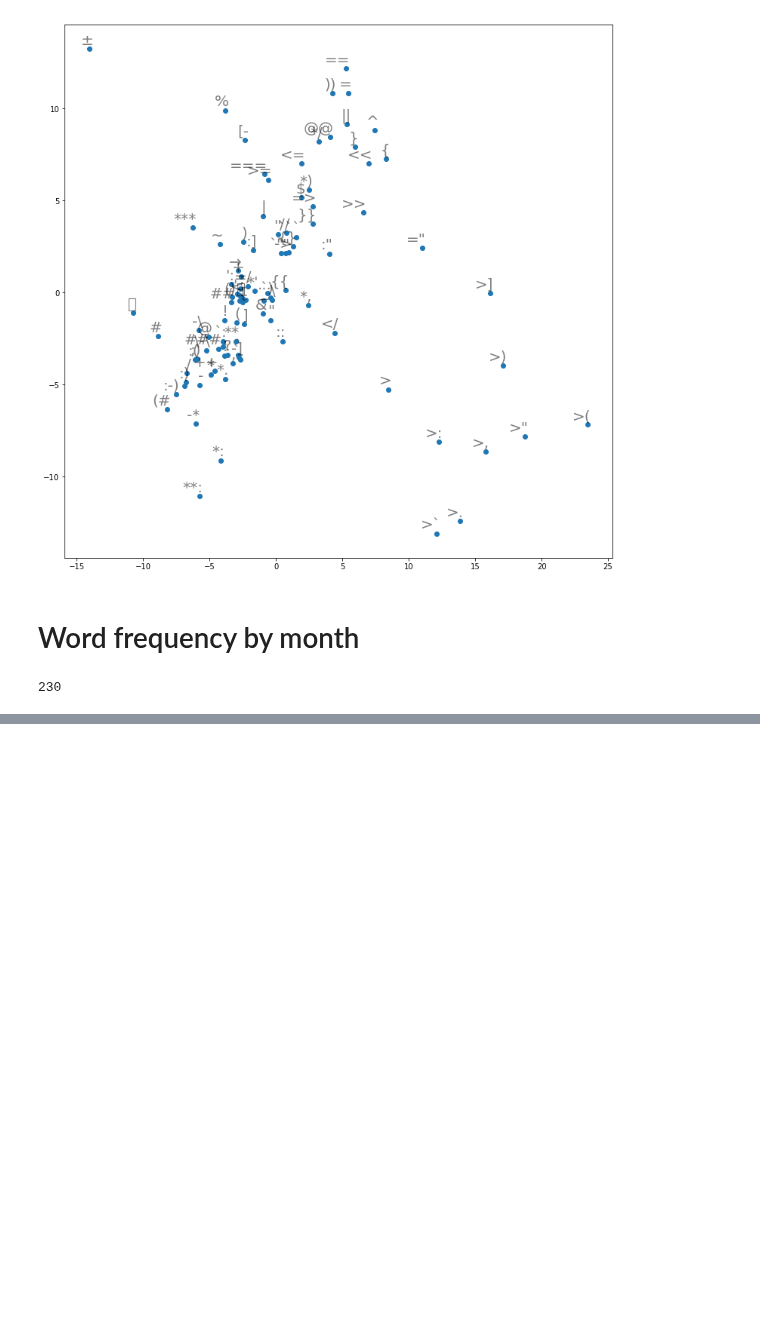
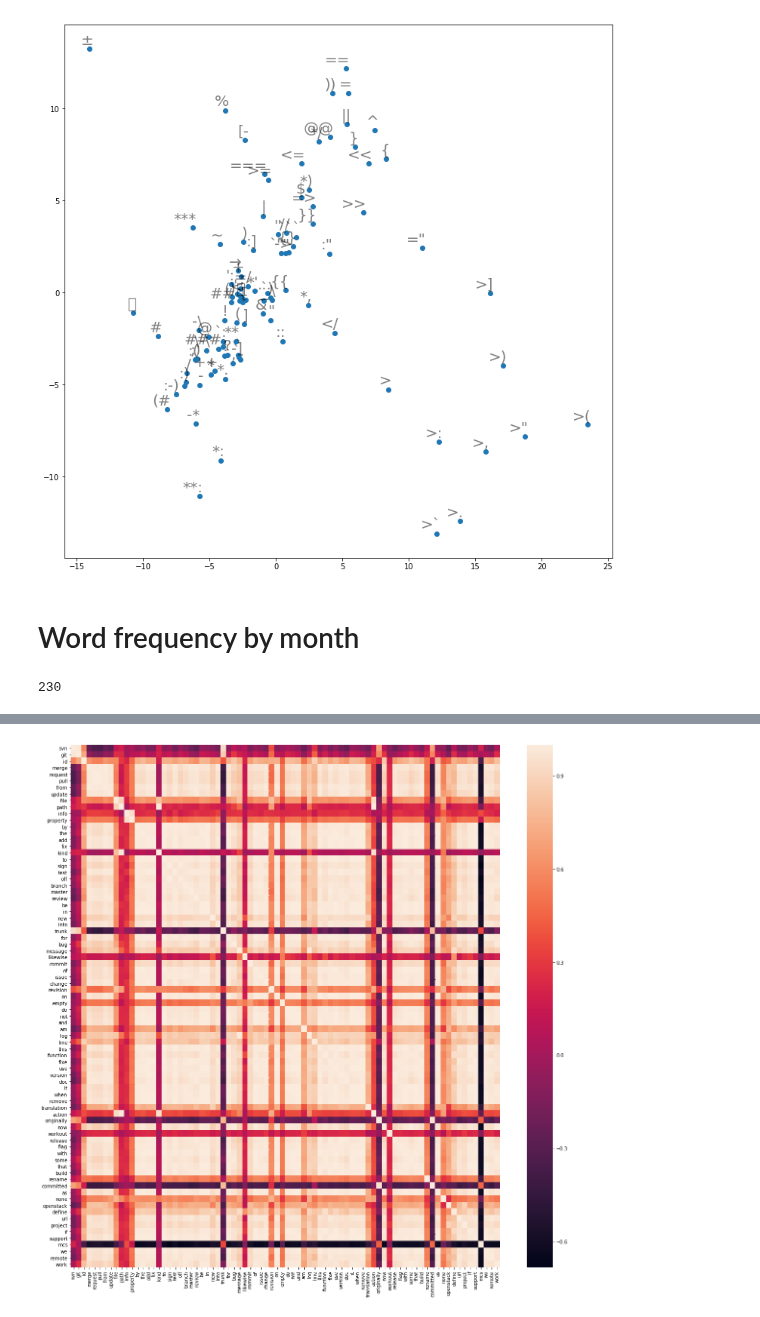
Before and after one commit to dkbrz/Git_Commits, a Jupyter notebook: notebooks/final_notebooks/frequent_commits.ipynb, the cells around one changed output, grey strips where cells are left out. Drawn from its saved outputs; the diff is of its cells as text; code cells hidden in the pictures; blank space fills up the shorter version.

```diff
--- a/notebooks/final_notebooks/frequent_commits.ipynb
+++ b/notebooks/final_notebooks/frequent_commits.ipynb
@@ -386,0 +433,11 @@ release 310.9076269374276
+# %%
+fig, ax = plt.subplots(figsize=(20, 20))
+words = [word for word in sorted(SQRT, key=SQRT.get, reverse=True)][:80]
+sns.heatmap(np.corrcoef([list_of_words[key] for key in words]), )
+#plt.xticks(plt.xticks()[0], words);
+plt.xticks(plt.xticks()[0], words)
+plt.yticks(plt.yticks()[0], words)
+ax.tick_params(axis='x', rotation=90)
+ax.tick_params(axis='y', rotation=0);
+# %% [output]
+[figure, added]
```
Also changed, not shown: parts of 15 cells of this notebook, 4 other files.
